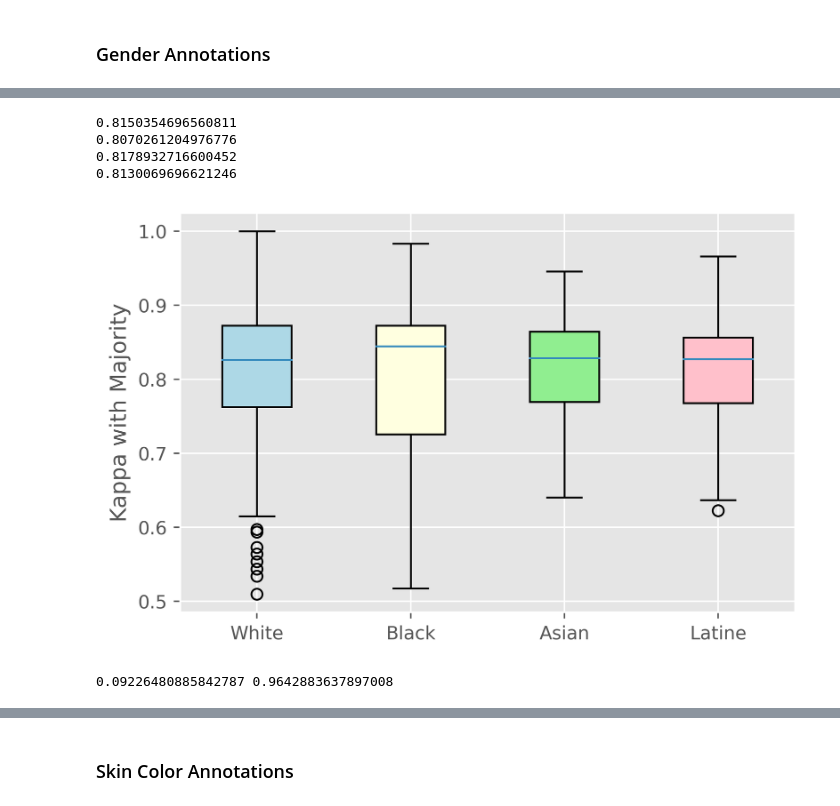
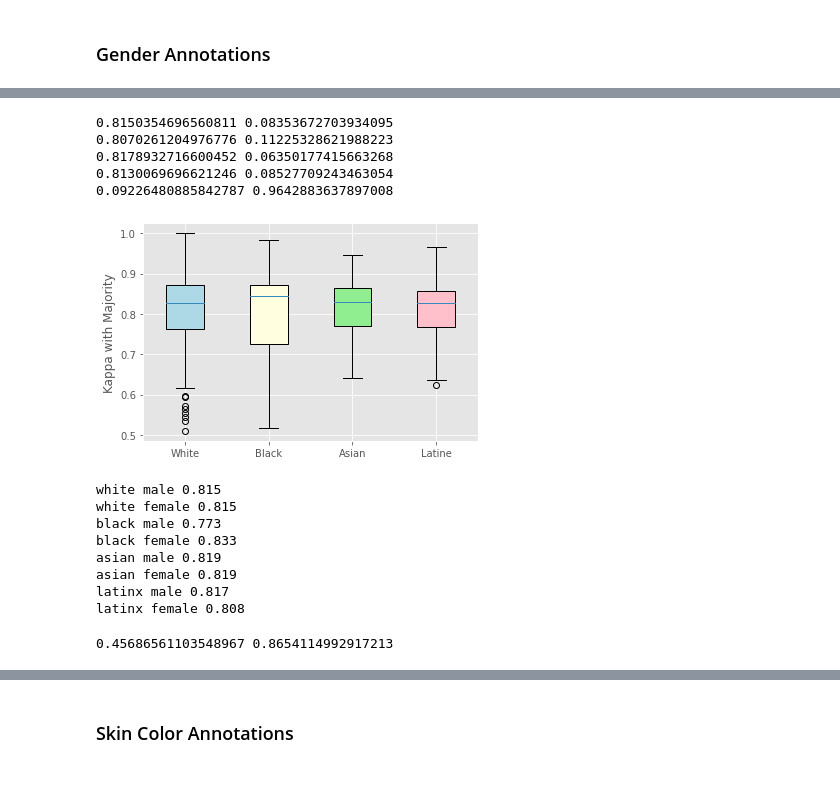
Before and after one commit to princetonvisualai/gender-artifacts, a Jupyter notebook: label_analysis.ipynb, the cells around one changed output, grey strips where cells are left out. Cells and saved outputs as stored; diff of their text form; code cells hidden in the pictures; blank space fills up the shorter version.

```diff
--- a/label_analysis.ipynb
+++ b/label_analysis.ipynb
@@ -150,30 +173,50 @@ asian_gender = get_irr(worker_race('gender', 'asian'))
 lat_gender = get_irr(worker_race('gender', 'latinx'))
 
 
-print(np.mean(white_gender))
-print(np.mean(black_gender))
-print(np.mean(asian_gender))
-print(np.mean(lat_gender))
+print(np.mean(white_gender), np.std(white_gender))
+print(np.mean(black_gender), np.std(black_gender))
+print(np.mean(asian_gender), np.std(asian_gender))
+print(np.mean(lat_gender), np.std(lat_gender))
+fvalue, pvalue = stats.f_oneway(white_gender, black_gender, asian_gender, lat_gender)
+print(fvalue, pvalue)
 # %% [output]
-0.8150354696560811
-0.8070261204976776
-0.8178932716600452
-0.8130069696621246
+0.8150354696560811 0.08353672703934095
+0.8070261204976776 0.11225328621988223
+0.8178932716600452 0.06350177415663268
+0.8130069696621246 0.08527709243463054
+0.09226480885842787 0.9642883637897008
 # %%
 plt.style.use('ggplot')
-plt.figure(dpi=500)
+# plt.figure(dpi=500)
 # fig, ax = plt.figure()
 bplot = plt.boxplot((white_gender, black_gender, asian_gender, lat_gender), patch_artist=True, labels=['White', 'Black', 'Asian', 'Latine'], vert=True)
 # plt.xticks(ticks=[1, 2], labels= ['Male', 'Female'])
 plt.ylabel('Kappa with Majority')
 
 colors = ['lightblue', 'lightyellow', 'lightgreen', 'pink']
 for patch, color in zip(bplot['boxes'], colors):
     patch.set_facecolor(color)
 # %% [output]
-[figure, old version]
+[figure, new version]
+# %%
+irrs = []
+for race in ['white', 'black', 'asian', 'latinx']:
+    for gender in ['male', 'female']:
+        gr = worker_gr('gender', gender, race)
+        irr = get_irr(gr)
+        print('{} {} {:.3f}'.format(race, gender, np.mean(irr)))
+        irrs.append(irr)
+# %% [output]
+white male 0.815
+white female 0.815
+black male 0.773
+black female 0.833
+asian male 0.819
+asian female 0.819
+latinx male 0.817
+latinx female 0.808
 # %%
-fvalue, pvalue = stats.f_oneway(white_gender, black_gender, asian_gender, lat_gender)
+fvalue, pvalue = stats.f_oneway(*irrs)
 print(fvalue, pvalue)
 # %% [output]
-0.09226480885842787 0.9642883637897008
+0.45686561103548967 0.8654114992917213
```
Also changed, not shown: parts of 6 cells of this notebook, 2 other files.
